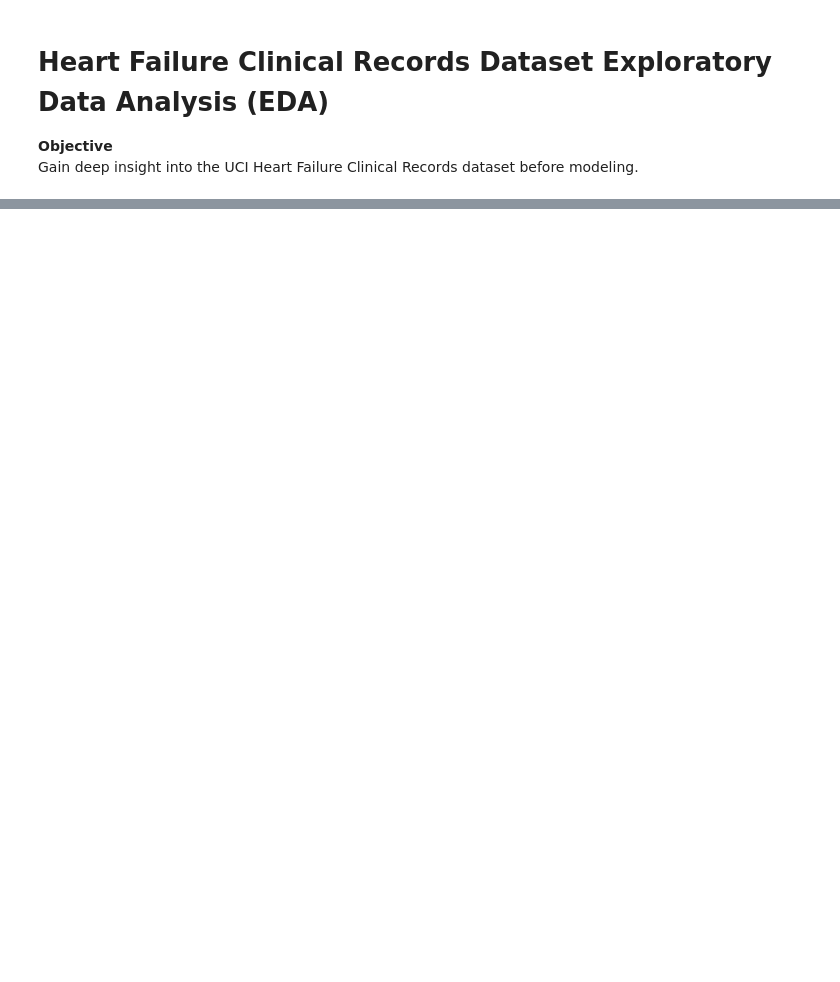
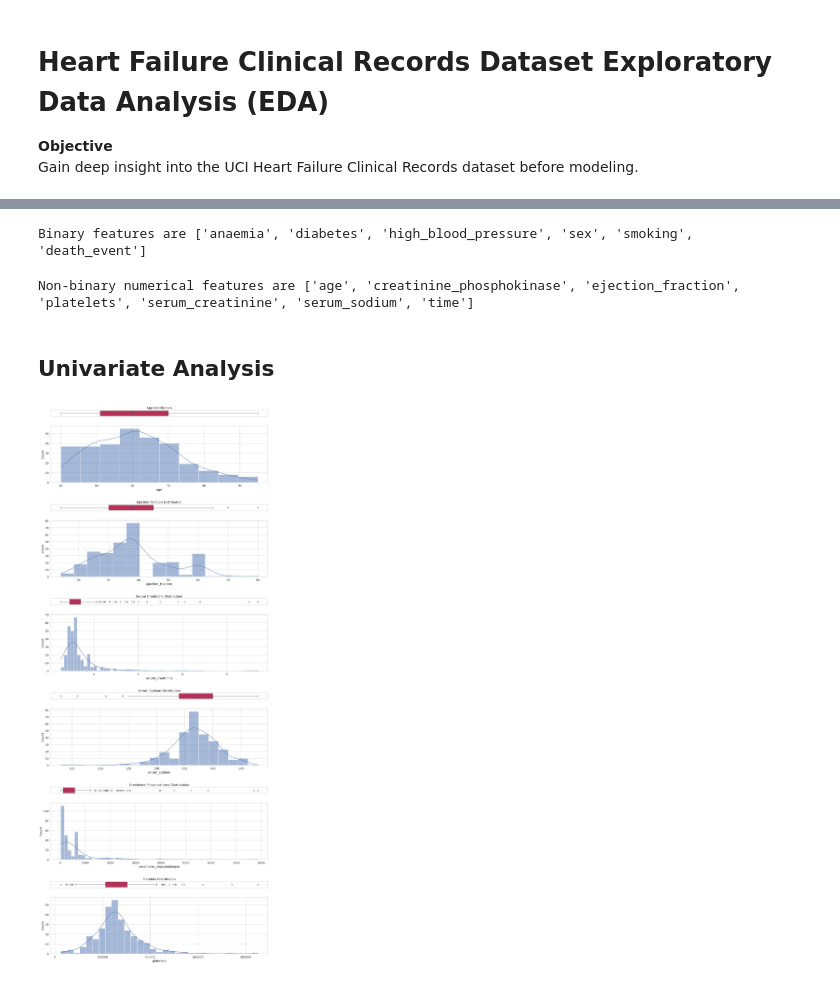
Before and after one commit to mwi-kali/Patient-Outcome-Prediction, a Jupyter notebook: notebooks/Heart_Failure_Clinical_Records_Dataset_Exploratory_Data_Analysis_(EDA).ipynb, the cells around one changed output, grey strips where cells are left out. Cells and saved outputs as stored; diff of their text form; code cells hidden in the pictures; blank space fills up the shorter version.

```diff
--- a/notebooks/Heart_Failure_Clinical_Records_Dataset_Exploratory_Data_Analysis_(EDA).ipynb
+++ b/notebooks/Heart_Failure_Clinical_Records_Dataset_Exploratory_Data_Analysis_(EDA).ipynb
@@ -26,17 +5,0 @@ Requirement already satisfied: pure-eval in /home/kali/anaconda3/lib/python3.12/
-# %%
-import matplotlib.pyplot as plt
-import numpy as np
-import pandas as pd
-import plotly.express as px
-import plotly.graph_objects as go
-import seaborn as sns
-
-
-from dash import html, dcc, Input, Output
-from jupyter_dash import JupyterDash
-from plotly.subplots import make_subplots
-from ucimlrepo import fetch_ucirepo
-
-sns.set_context("talk")
-plt.rcParams["figure.figsize"] = (10,6)
-RANDOM_STATE = 42
@@ -276,0 +25,5 @@ Positive creatinine–age link is modest, reflecting age‑related renal decline
+# %%
+repo = fetch_ucirepo(id=519)
+X_raw = repo.data.features
+y_raw = repo.data.targets
+df = pd.concat([X_raw, y_raw], axis=1)
@@ -276,0 +81,36 @@ Positive creatinine–age link is modest, reflecting age‑related renal decline
+# %%
+binary_features = [col for col in df.columns if df[col].nunique() == 2 and df[col].dtype in ['int64', 'int32']]
+print("Binary features are", binary_features)
+# %% [output]
+Binary features are ['anaemia', 'diabetes', 'high_blood_pressure', 'sex', 'smoking', 'death_event']
+# %%
+print("Non-binary numerical features are", [col for col in df.columns if col not in binary_features + ['death_event']])
+# %% [output]
+Non-binary numerical features are ['age', 'creatinine_phosphokinase', 'ejection_fraction', 'platelets', 'serum_creatinine', 'serum_sodium', 'time']
+# %% [markdown]
+## **Univariate Analysis**
+# %%
+continuous_vars = ['age', 'ejection_fraction', 'serum_creatinine', 'serum_sodium', 'creatinine_phosphokinase', 'platelets']
+
+fig = plt.figure(figsize=(15, 6 * len(continuous_vars)))
+
+for i, col in enumerate(continuous_vars):
+    clean_col_name = col.replace('_', ' ').title()
+
+    gs = gridspec.GridSpec(len(continuous_vars), 1, height_ratios=[1]*len(continuous_vars))
+    sub_gs = gridspec.GridSpecFromSubplotSpec(2, 1, subplot_spec=gs[i], height_ratios=[1, 9])
+
+    ax_box = plt.subplot(sub_gs[0])
+    ax_hist = plt.subplot(sub_gs[1])
+
+    sns.boxplot(x=df[col], ax=ax_box, linewidth=1, palette='rocket')
+    sns.histplot(df[col], ax=ax_hist, kde=True, palette='rocket')
+
+    ax_box.set_title(f"{clean_col_name} Distribution")
+    ax_box.set_xlabel('')
+    ax_box.set_xticks([])
+
+plt.tight_layout(h_pad=3)
+plt.show()
+# %% [output]
+[figure, added]
```
Also changed, not shown: parts of 37 cells of this notebook, 6 other files.
